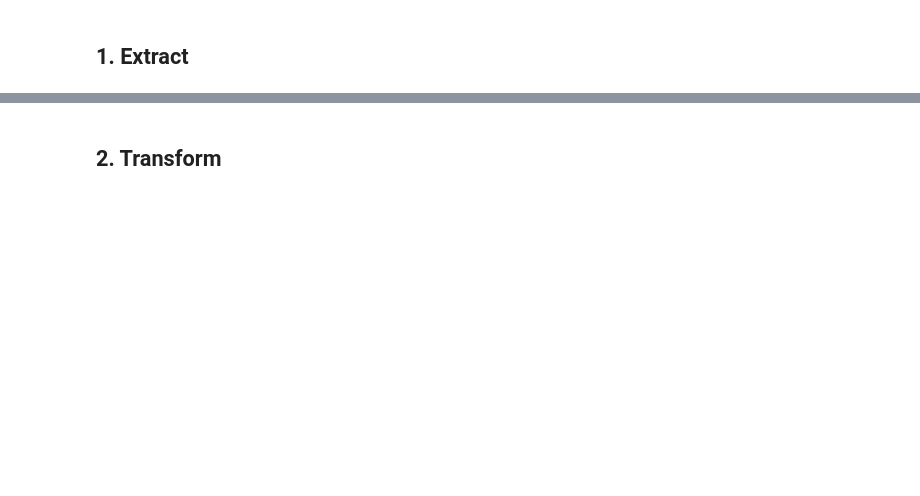
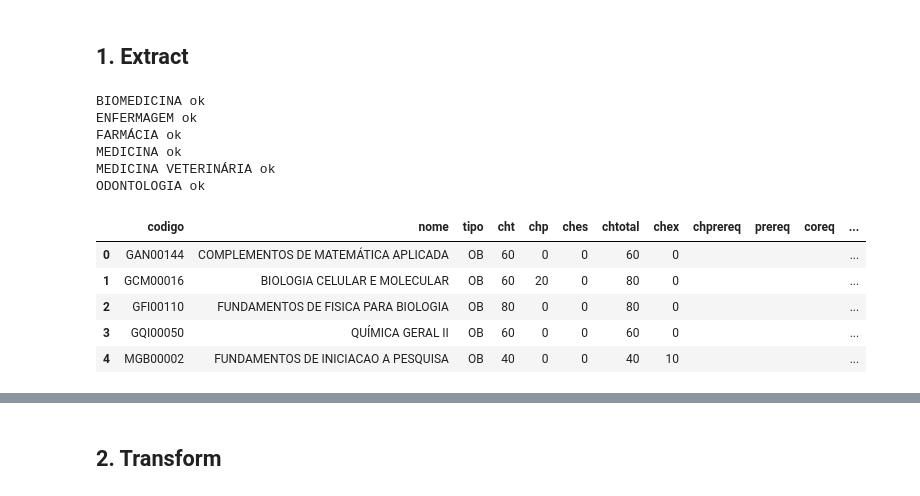
Before and after one commit to KauaGouvei9/HealthGraph, a Jupyter notebook: etl.ipynb, the cells around one changed output, grey strips where cells are left out. Saved outputs shown, nothing was run; the diff lists cells and outputs as text; code cells hidden in the pictures; blank space fills up the shorter version.

Commit message:
ETL: extração dos PDFs, transform e carga no neo4j
ETL: extração dos PDFs, transform e carga no neo4j

```diff
--- a/etl.ipynb
+++ b/etl.ipynb
@@ -59,0 +57,24 @@ driver.verify_connectivity()
+# %%
+# colunas da tabela do pdf, na ordem
+COLS = ["codigo", "nome", "tipo", "cht", "chp", "ches", "chtotal", "chex", "chprereq", "prereq", "coreq"]
+RE_PERIODO = re.compile(r"^(\d+)º período")
+RE_CODIGO  = re.compile(r"[A-Z]{3}\d{5}")
+# %%
+# junta as palavras de uma célula na ordem de leitura (linha por linha)
+def texto_celula(palavras):
+    linhas = []
+    for w in sorted(palavras, key=lambda w: w["top"]):
+        if linhas and abs(w["top"] - linhas[-1][0]["top"]) < 3:
+            linhas[-1].append(w)
+        else:
+            linhas.append([w])
+    return " ".join(" ".join(w["text"] for w in sorted(l, key=lambda w: w["x0"])) for l in linhas)
+# %%
+# cabeçalho do curso (primeira página)
+def ler_cabecalho(pdf):
+    txt = pdf.pages[0].extract_text()
+    return {
+        "codigo": re.search(r"Currículo:\s*([\d.]+)", txt).group(1),
+        "nome": re.search(r"Curso:\s*(.+)", txt).group(1).strip(),
+        "chObrigatoria": int(re.search(r"Carga horária obrigatória:\s*(\d+)", txt).group(1)),
+    }
@@ -59,0 +130,27 @@ driver.verify_connectivity()
+# %%
+# lê todos os pdfs
+cursos, brutas = [], []
+for arq in sorted(PDF_DIR.glob("*.pdf")):
+    with pdfplumber.open(arq) as pdf:
+        cab = ler_cabecalho(pdf)
+        for l in ler_linhas(pdf):
+            l["curso"] = cab["codigo"]
+            brutas.append(l)
+    cursos.append(cab)
+    print(cab["nome"], "ok")
+
+df_bruto = pd.DataFrame(brutas)
+df_bruto.head()
+# %% [output]
+BIOMEDICINA ok
+ENFERMAGEM ok
+FARMÁCIA ok
+MEDICINA ok
+MEDICINA VETERINÁRIA ok
+ODONTOLOGIA ok
+|  | codigo | nome | tipo | cht | chp | ches | chtotal | chex | chprereq | prereq | coreq | ... |
+| 0 | GAN00144 | COMPLEMENTOS DE MATEMÁTICA APLICADA | OB | 60 | 0 | 0 | 60 | 0 |  |  |  | ... |
+| 1 | GCM00016 | BIOLOGIA CELULAR E MOLECULAR | OB | 60 | 20 | 0 | 80 | 0 |  |  |  | ... |
+| 2 | GFI00110 | FUNDAMENTOS DE FISICA PARA BIOLOGIA | OB | 80 | 0 | 0 | 80 | 0 |  |  |  | ... |
+| 3 | GQI00050 | QUÍMICA GERAL II | OB | 60 | 0 | 0 | 60 | 0 |  |  |  | ... |
+| 4 | MGB00002 | FUNDAMENTOS DE INICIACAO A PESQUISA | OB | 40 | 0 | 0 | 40 | 10 |  |  |  | ... |
```
Also changed, not shown: parts of 36 cells of this notebook, 2 other files.
